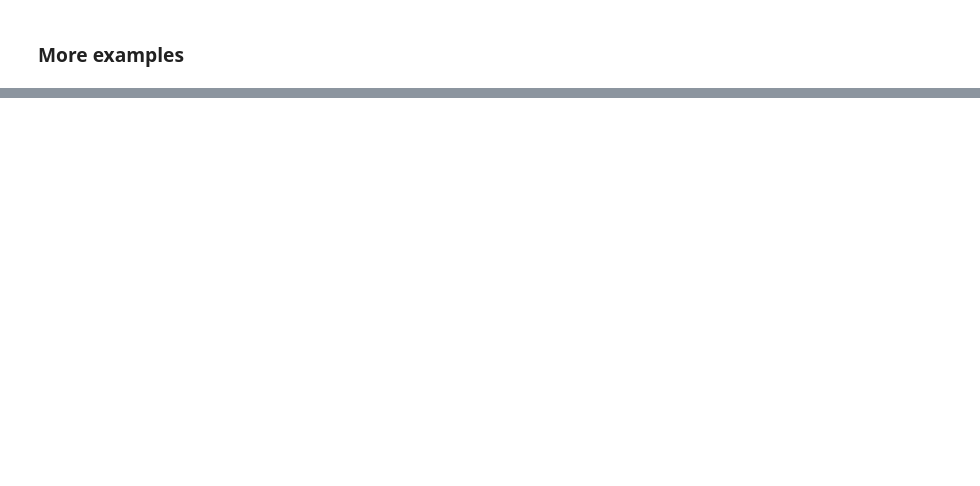
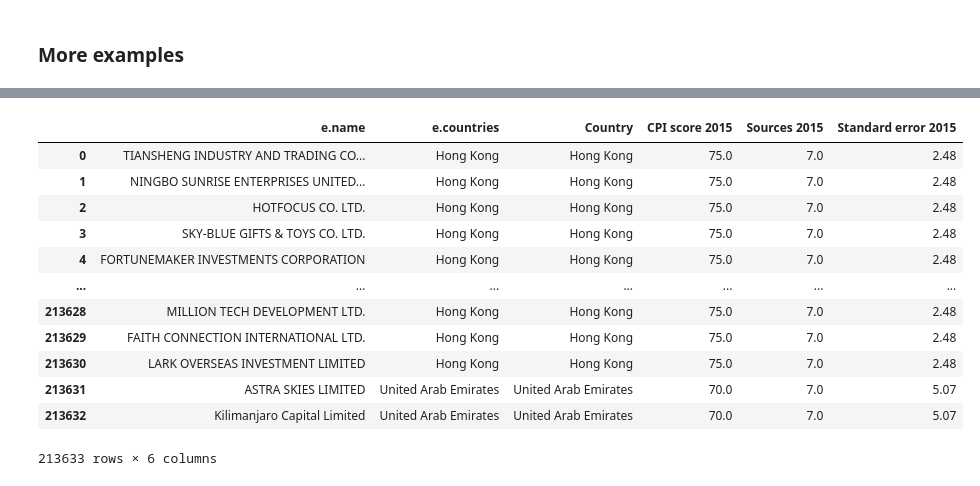
Before and after one commit to alexmak001/Panama-Papers, a Jupyter notebook: prabina.ipynb, the cells around one changed output, grey strips where cells are left out. Drawn from its saved outputs; the diff is of its cells as text; code cells hidden in the pictures; blank space fills up the shorter version.

```diff
--- a/prabina.ipynb
+++ b/prabina.ipynb
@@ -55,0 +155,3 @@ plt.plot(country,val)
+# %%
+entity_countries = pd.read_csv("data/country.csv")
+entity_countries
@@ -55,0 +172,3 @@ plt.plot(country,val)
+# %%
+country_cpi = pd.read_csv("data/cpi2015.csv")
+country_cpi
@@ -55,0 +189,16 @@ plt.plot(country,val)
+# %%
+entity_countries.merge(country_cpi, how='left', left_on="e.countries", right_on ='Country')
+# %% [output]
+|  | e.name | e.countries | Country | CPI score 2015 | Sources 2015 | Standard error 2015 |
+| 0 | TIANSHENG INDUSTRY AND TRADING CO... | Hong Kong | Hong Kong | 75.0 | 7.0 | 2.48 |
+| 1 | NINGBO SUNRISE ENTERPRISES UNITED... | Hong Kong | Hong Kong | 75.0 | 7.0 | 2.48 |
+| 2 | HOTFOCUS CO. LTD. | Hong Kong | Hong Kong | 75.0 | 7.0 | 2.48 |
+| 3 | SKY-BLUE GIFTS & TOYS CO. LTD. | Hong Kong | Hong Kong | 75.0 | 7.0 | 2.48 |
+| 4 | FORTUNEMAKER INVESTMENTS CORPORATION | Hong Kong | Hong Kong | 75.0 | 7.0 | 2.48 |
+| ... | ... | ... | ... | ... | ... | ... |
+| 213628 | MILLION TECH DEVELOPMENT LTD. | Hong Kong | Hong Kong | 75.0 | 7.0 | 2.48 |
+| 213629 | FAITH CONNECTION INTERNATIONAL LTD. | Hong Kong | Hong Kong | 75.0 | 7.0 | 2.48 |
+| 213630 | LARK OVERSEAS INVESTMENT LIMITED | Hong Kong | Hong Kong | 75.0 | 7.0 | 2.48 |
+| 213631 | ASTRA SKIES LIMITED | United Arab Emirates | United Arab Emirates | 70.0 | 7.0 | 5.07 |
+| 213632 | Kilimanjaro Capital Limited | United Arab Emirates | United Arab Emirates | 70.0 | 7.0 | 5.07 |
+213633 rows × 6 columns
```
Also changed, not shown: parts of 10 cells of this notebook.
